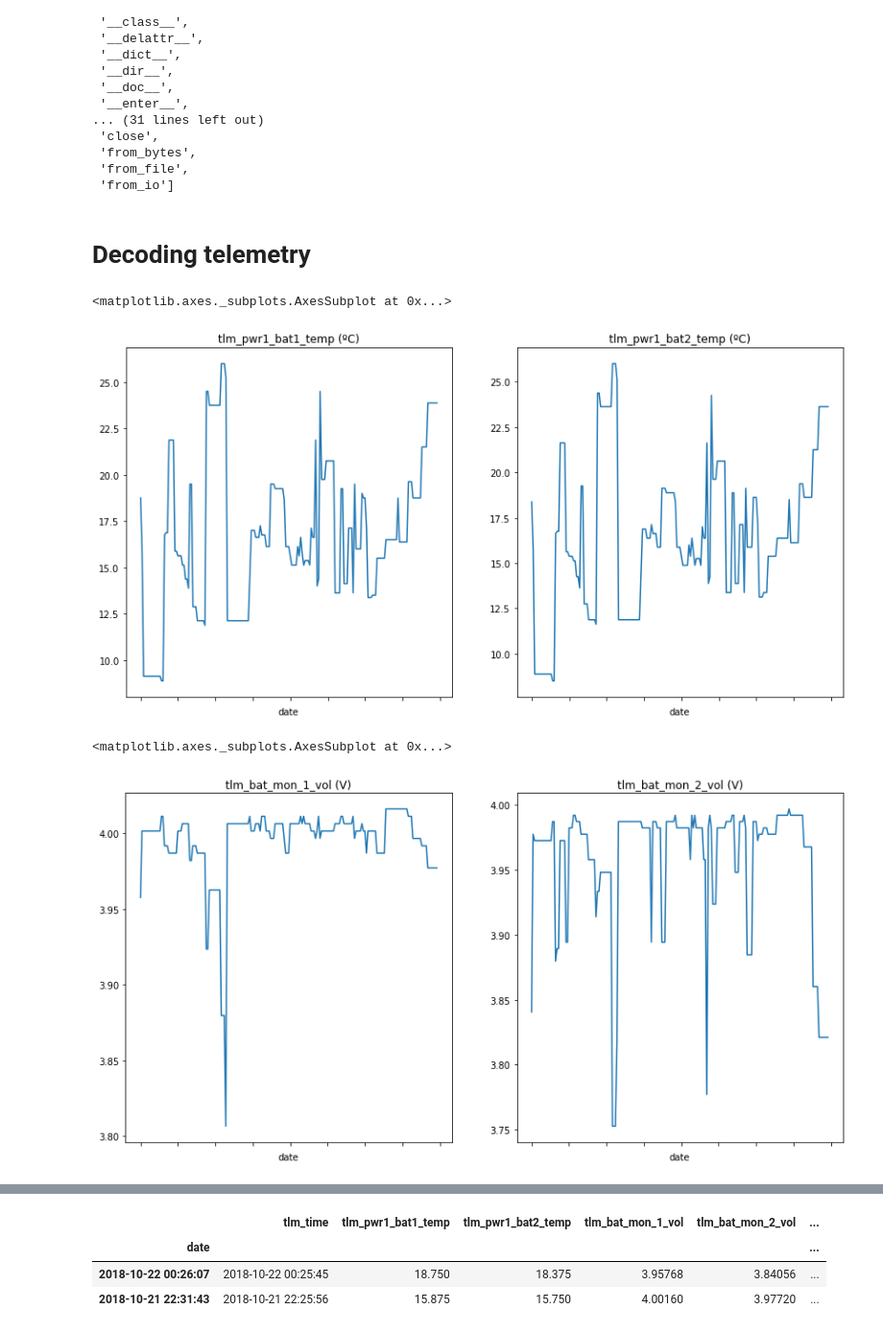
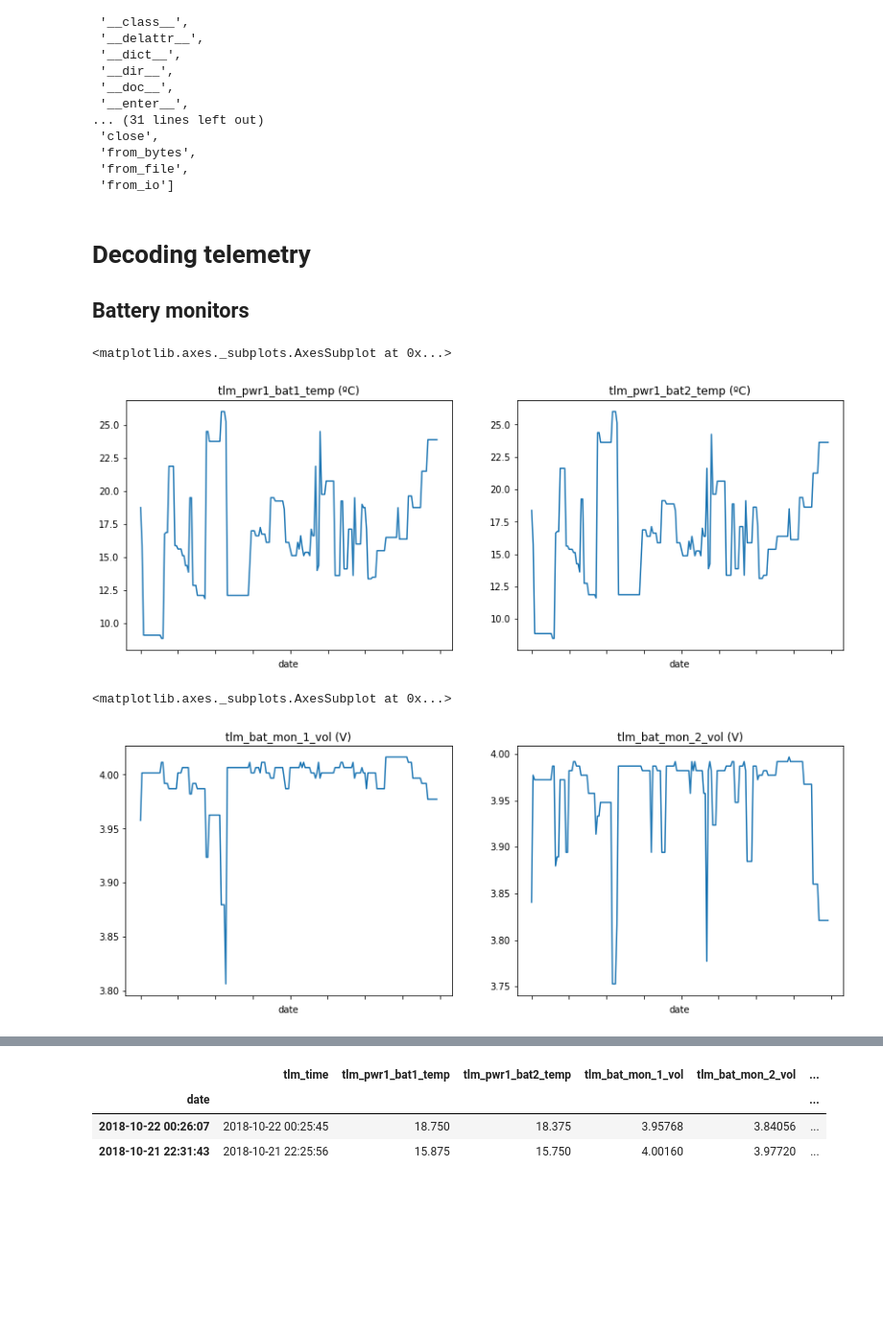
Before and after one commit to geugenm/polaris, a Jupyter notebook: notebooks/parser.ipynb, the cells around one changed output, grey strips where cells are left out. Shown at 96% size. Saved outputs shown, nothing was run; the diff lists cells and outputs as text; code cells hidden in the pictures; blank space fills up the shorter version.

```diff
--- a/notebooks/parser.ipynb
+++ b/notebooks/parser.ipynb
@@ -91,6 +91,7 @@ dir(pkt2)
  'from_io']
 # %% [markdown]
 # Decoding telemetry
+## Battery monitors
 # %%
 for index, beacon in df_data.iterrows():
     raw = binascii.unhexlify(beacon.binary)
@@ -116,36 +117,38 @@ for index, beacon in df_data[:-1].iterrows():
     second = decode_date(beacon.pkt.elfin_hskp_pwr1_rtcc_second)
     df_data.loc[index, 'tlm_time'] = datetime(year, month, day, hour, minute, second)
 # %%
+def get_bat_temp_celsius(reg):
+    return (reg / 32.0) * 0.125
+
 for index, beacon in df_data[:].iterrows():
-    d = beacon.pkt.elfin_hskp_pwr1_bat_mon_1_temperature_register
-    d = (d / 32.0) * 0.125
+    d = get_bat_temp_celsius(beacon.pkt.elfin_hskp_pwr1_bat_mon_1_temperature_register)
     df_data.loc[index, 'tlm_pwr1_bat1_temp'] = d
 
-    d = beacon.pkt.elfin_hskp_pwr1_bat_mon_2_temperature_register
-    d = (d / 32.0) * 0.125
+    d = get_bat_temp_celsius(beacon.pkt.elfin_hskp_pwr1_bat_mon_2_temperature_register)
     df_data.loc[index, 'tlm_pwr1_bat2_temp'] = d
 
-fig, axes = plt.subplots(nrows=1, ncols=2, figsize=(14,7))
+fig, axes = plt.subplots(nrows=1, ncols=2, figsize=(14,5))
 
 df_data.tlm_pwr1_bat1_temp.plot(title='tlm_pwr1_bat1_temp (ºC)', ax=axes[0])
 df_data.tlm_pwr1_bat2_temp.plot(title='tlm_pwr1_bat2_temp (ºC)', ax=axes[1])
 # %% [output]
 <matplotlib.axes._subplots.AxesSubplot at 0x...>
-[figure, old version]
+[figure, new version]
 # %%
+def get_bat_volt(reg):
+    return (reg / 32.0) * 4.88 / 1000
+
 for index, beacon in df_data[:].iterrows():
-    d = beacon.pkt.elfin_hskp_pwr1_bat_mon_1_volt_reg
-    d = (d / 32.0) * 4.88 / 1000
+    d = get_bat_volt(beacon.pkt.elfin_hskp_pwr1_bat_mon_1_volt_reg)
     df_data.loc[index, 'tlm_bat_mon_1_vol'] = d
 
-    d = beacon.pkt.elfin_hskp_pwr1_bat_mon_2_volt_reg
-    d = (d / 32.0) * 4.88 / 1000
+    d = get_bat_volt(beacon.pkt.elfin_hskp_pwr1_bat_mon_2_volt_reg)
     df_data.loc[index, 'tlm_bat_mon_2_vol'] = d
 
-fig, axes = plt.subplots(nrows=1, ncols=2, figsize=(14,7))
+fig, axes = plt.subplots(nrows=1, ncols=2, figsize=(14,5))
 
 df_data.tlm_bat_mon_1_vol.plot(title='tlm_bat_mon_1_vol (V)', ax=axes[0])
 df_data.tlm_bat_mon_2_vol.plot(title='tlm_bat_mon_2_vol (V)', ax=axes[1])
 # %% [output]
 <matplotlib.axes._subplots.AxesSubplot at 0x...>
-[figure, old version]
+[figure, new version]
```
Also changed, not shown: parts of 8 cells of this notebook.
